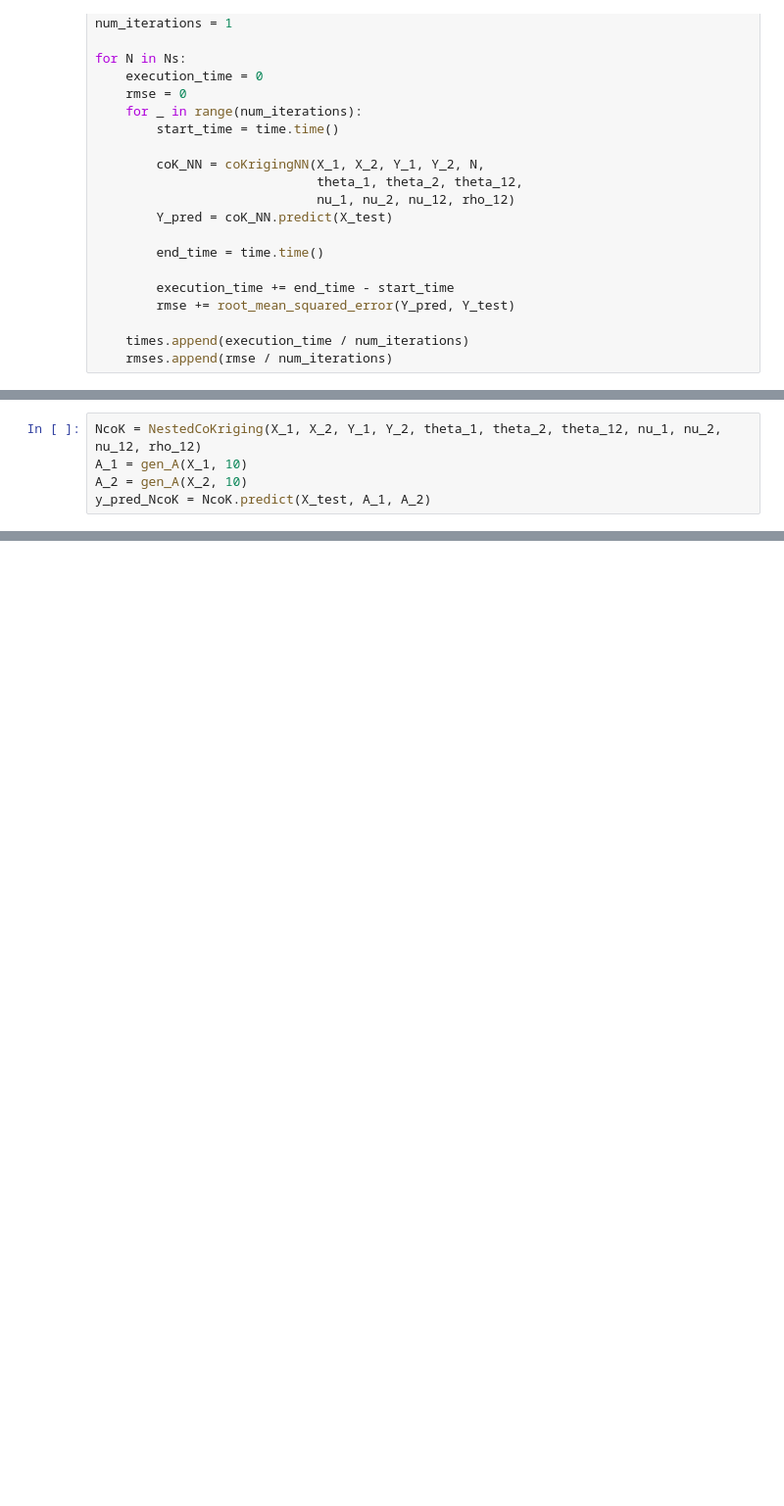
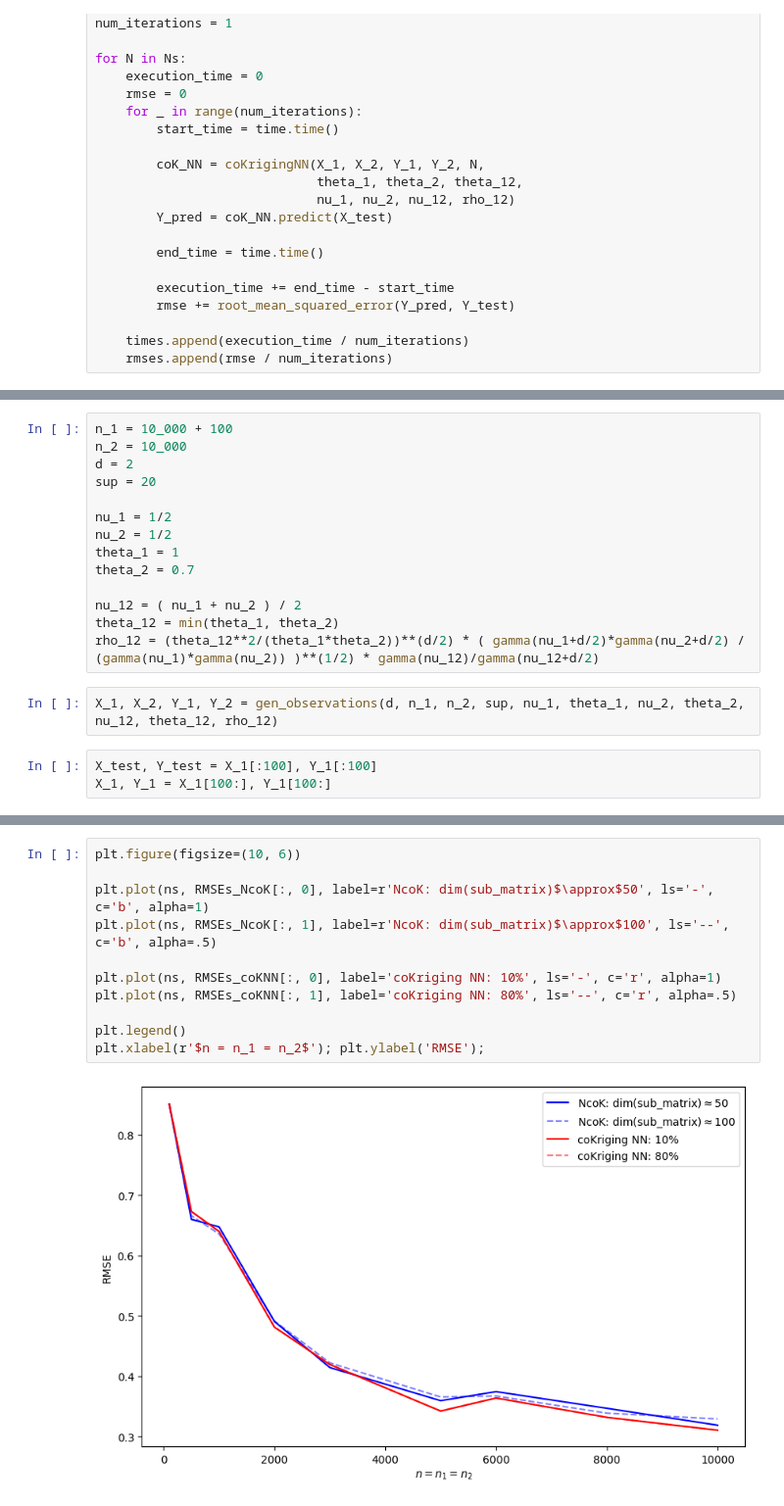
Before and after one commit to AlejandroVillazonG/NestedCoKriging, a Jupyter notebook: pruebas.ipynb, the cells around one changed output, grey strips where cells are left out. Shown at 98% size. Cells and saved outputs as stored; diff of their text form; blank space fills up the shorter version.

```diff
--- a/pruebas.ipynb
+++ b/pruebas.ipynb
@@ -137,5 +91,0 @@ root_mean_squared_error(Y_pred, Y_test)
-# %%
-NcoK = NestedCoKriging(X_1, X_2, Y_1, Y_2, theta_1, theta_2, theta_12, nu_1, nu_2, nu_12, rho_12)
-A_1 = gen_A(X_1, 10)
-A_2 = gen_A(X_2, 10)
-y_pred_NcoK = NcoK.predict(X_test, A_1, A_2)
@@ -157,0 +94,19 @@ root_mean_squared_error(y_pred_coK, Y_test)
+# %%
+n_1 = 10_000 + 100
+n_2 = 10_000
+d = 2
+sup = 20
+
+nu_1 = 1/2
+nu_2 = 1/2
+theta_1 = 1
+theta_2 = 0.7
+
+nu_12 = ( nu_1 + nu_2 ) / 2
+theta_12 = min(theta_1, theta_2)
+rho_12 = (theta_12**2/(theta_1*theta_2))**(d/2) * ( gamma(nu_1+d/2)*gamma(nu_2+d/2) / (gamma(nu_1)*gamma(nu_2)) )**(1/2) * gamma(nu_12)/gamma(nu_12+d/2)
+# %%
+X_1, X_2, Y_1, Y_2 = gen_observations(d, n_1, n_2, sup, nu_1, theta_1, nu_2, theta_2, nu_12, theta_12, rho_12)
+# %%
+X_test, Y_test = X_1[:100], Y_1[:100]
+X_1, Y_1 = X_1[100:], Y_1[100:]
@@ -157,0 +169,13 @@ root_mean_squared_error(y_pred_coK, Y_test)
+# %%
+plt.figure(figsize=(10, 6))
+
+plt.plot(ns, RMSEs_NcoK[:, 0], label=r'NcoK: dim(sub_matrix)$\approx$50', ls='-', c='b', alpha=1)
+plt.plot(ns, RMSEs_NcoK[:, 1], label=r'NcoK: dim(sub_matrix)$\approx$100', ls='--', c='b', alpha=.5)
+
+plt.plot(ns, RMSEs_coKNN[:, 0], label='coKriging NN: 10%', ls='-', c='r', alpha=1)
+plt.plot(ns, RMSEs_coKNN[:, 1], label='coKriging NN: 80%', ls='--', c='r', alpha=.5)
+
+plt.legend()
+plt.xlabel(r'$n = n_1 = n_2$'); plt.ylabel('RMSE');
+# %% [output]
+[figure, added]
```
Also changed, not shown: parts of 13 cells of this notebook, 1 other file.
